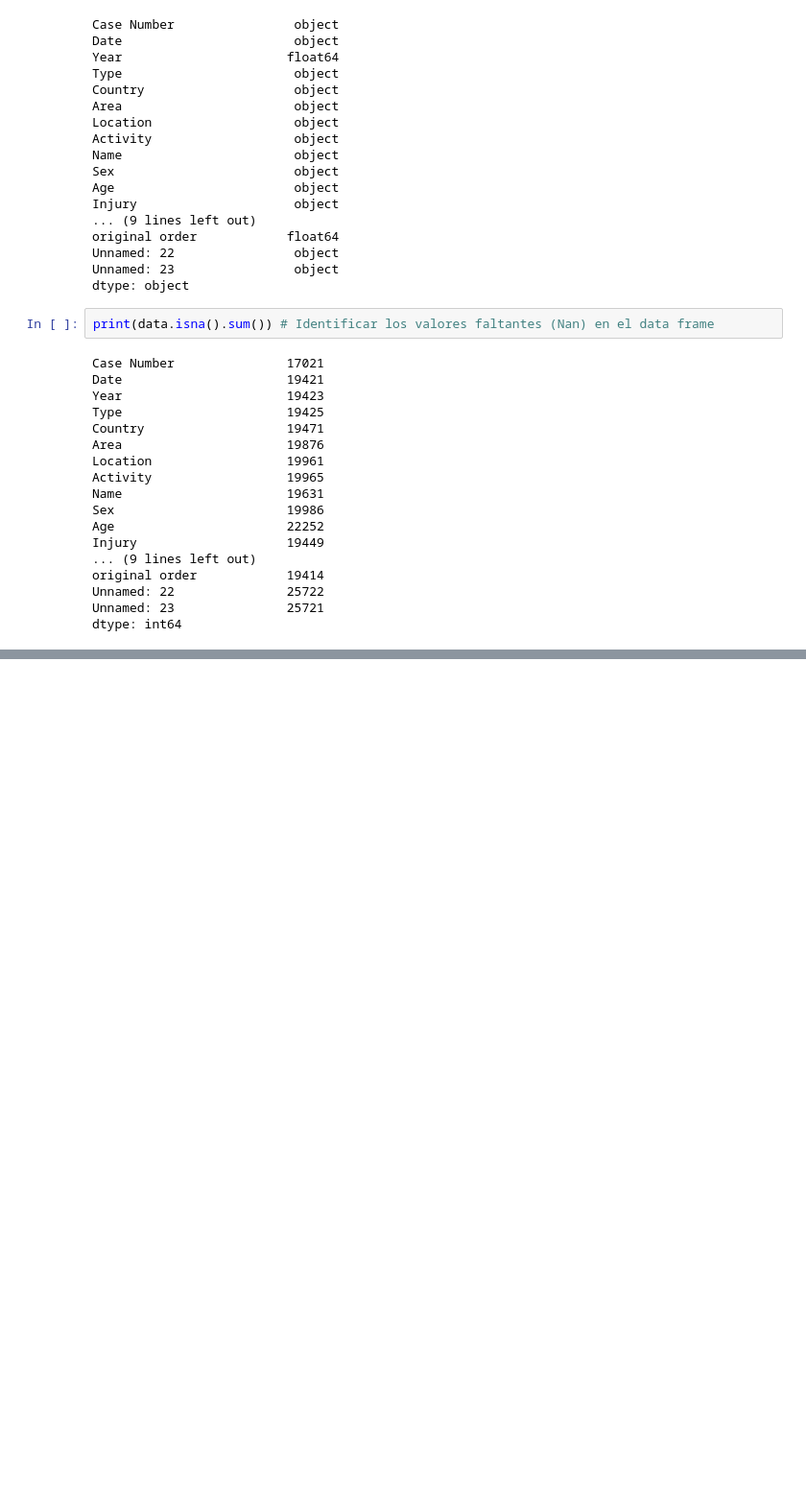
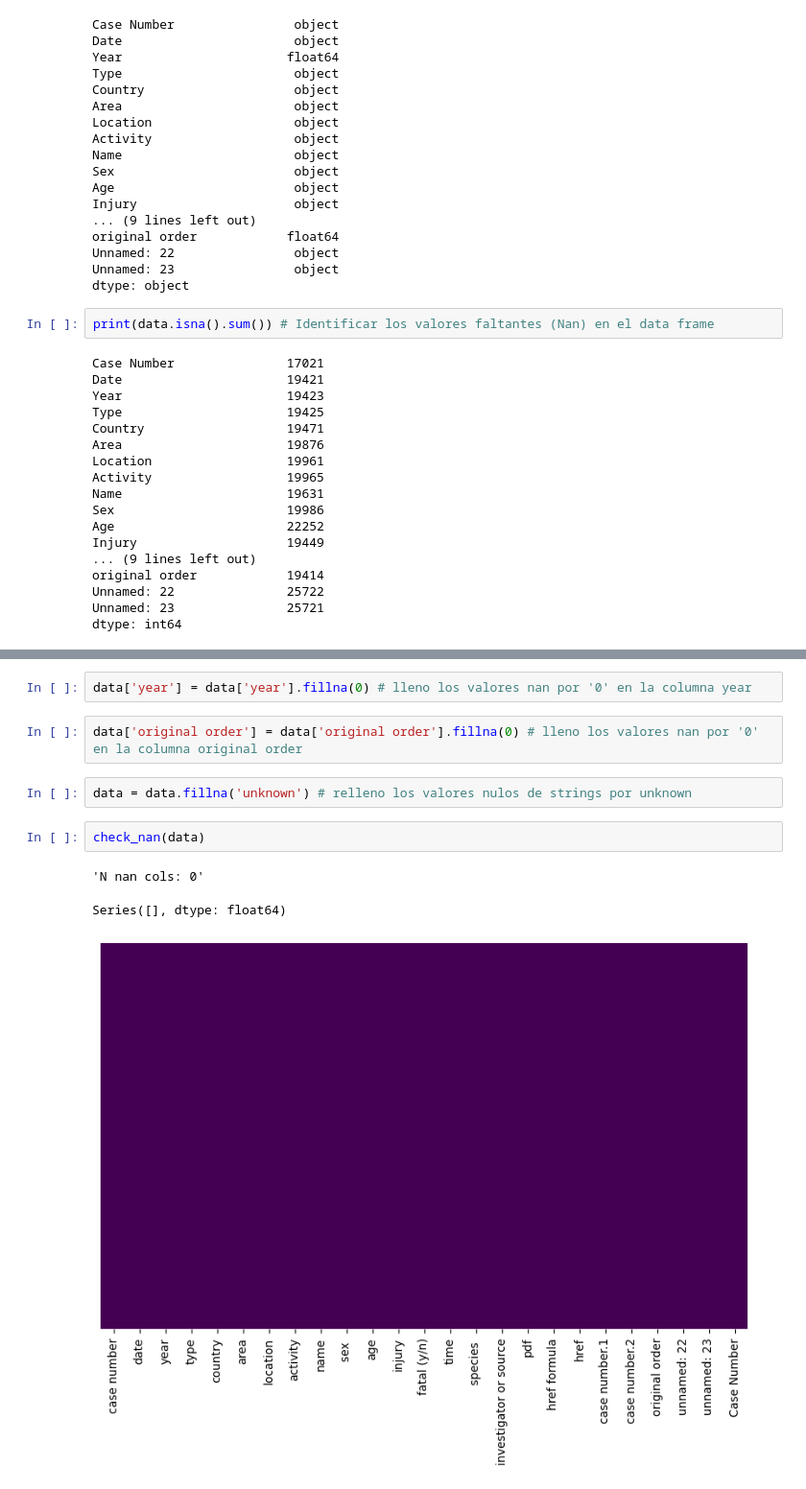
Before and after one commit to DFDA19/Primer-proyecto-ataque-tiburones, a Jupyter notebook: Proyecto-1.ipynb, the cells around one changed output, grey strips where cells are left out. Shown: that part at 96% size. Saved outputs shown, nothing was run; the diff lists cells and outputs as text; blank space fills up the shorter version.

```diff
--- a/Proyecto-1.ipynb
+++ b/Proyecto-1.ipynb
@@ -152,0 +247,12 @@ dtype: int64
+# %%
+data['year'] = data['year'].fillna(0) # lleno los valores nan por '0' en la columna year
+# %%
+data['original order'] = data['original order'].fillna(0) # lleno los valores nan por '0' en la columna original order
+# %%
+data = data.fillna('unknown') # relleno los valores nulos de strings por unknown
+# %%
+check_nan(data)
+# %% [output]
+'N nan cols: 0'
+Series([], dtype: float64)
+[figure, added]
```
Also changed, not shown: parts of 14 cells of this notebook.
